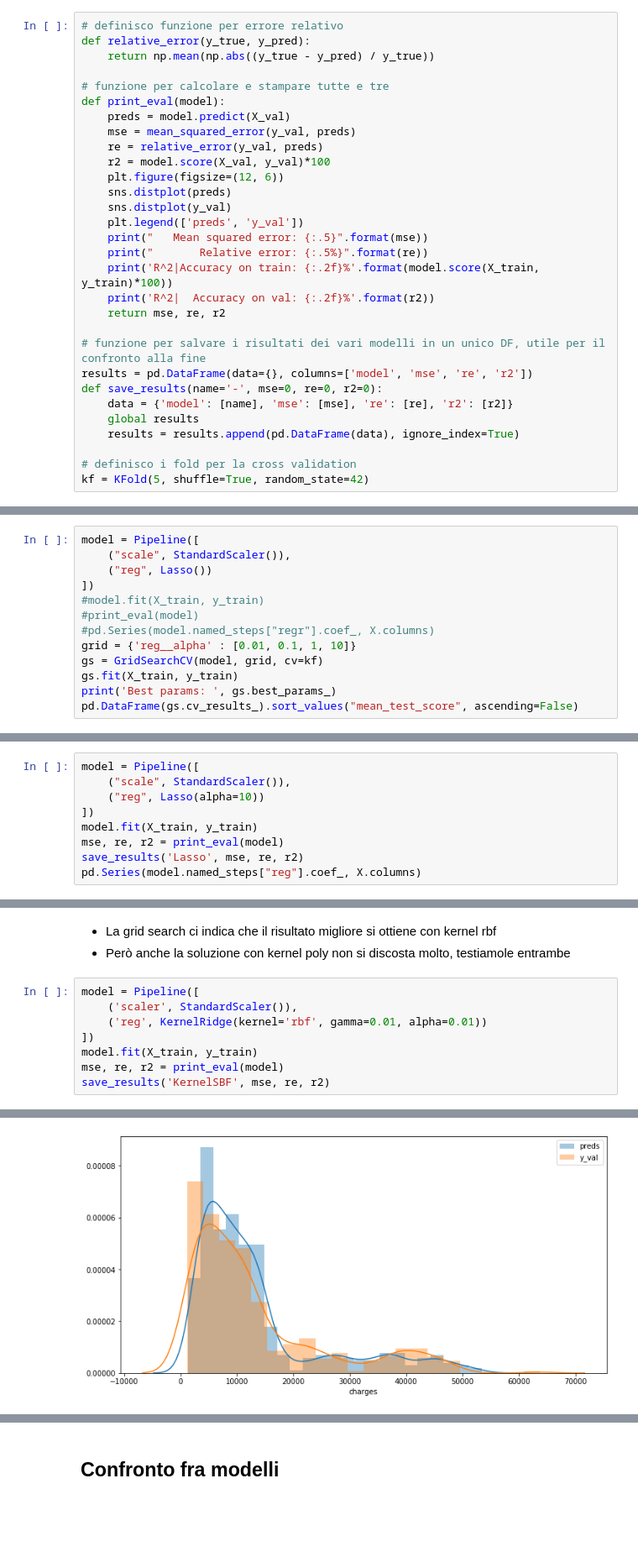
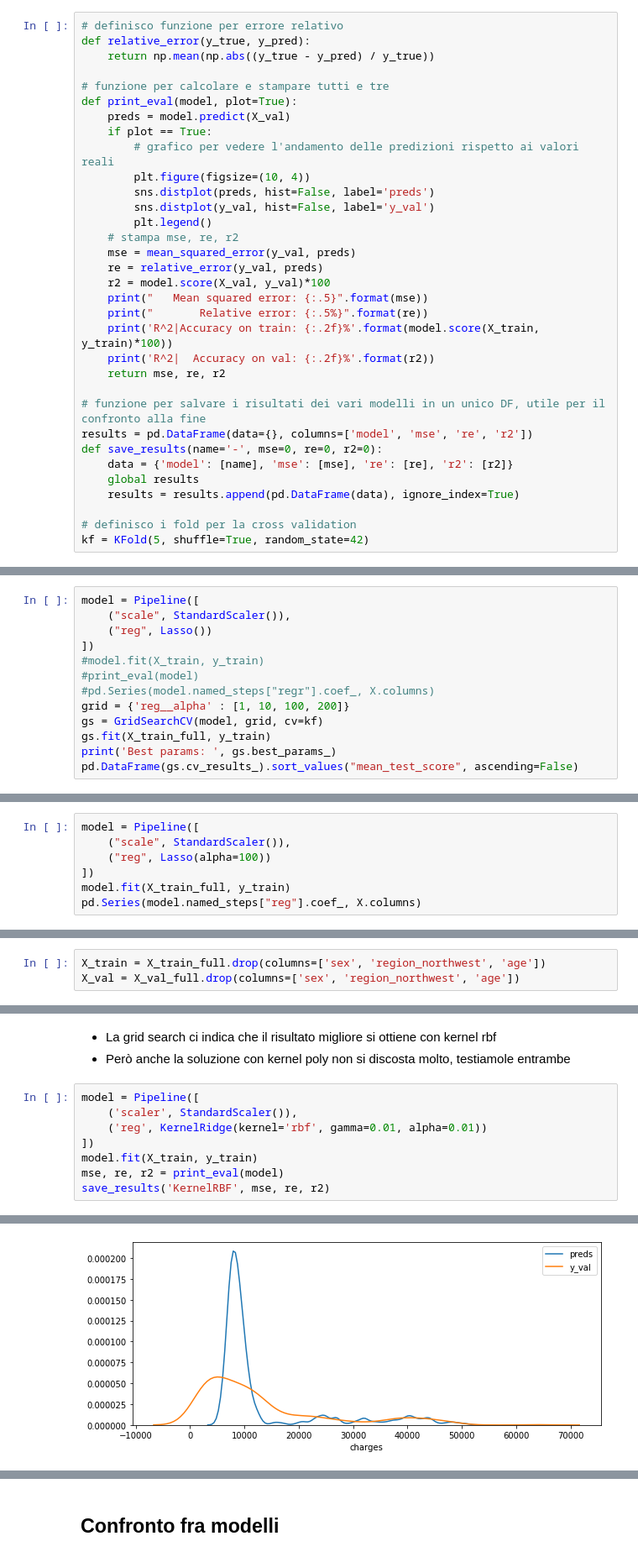
Before and after one commit to eliamarcantognini/DI_project, a Jupyter notebook: DI_Project.ipynb, the cells around one changed output, grey strips where cells are left out. Shown at 84% size. Saved outputs shown, nothing was run; the diff lists cells and outputs as text; blank space fills up the shorter version.

Commit message:
Finish modeling. TODO. Description

```diff
--- a/DI_Project.ipynb
+++ b/DI_Project.ipynb
@@ -411,16 +413,19 @@ X_train, X_val, y_train, y_val = train_test_split(X, y, test_size=1/3, random_st
 def relative_error(y_true, y_pred):
     return np.mean(np.abs((y_true - y_pred) / y_true))
 
-# funzione per calcolare e stampare tutte e tre
-def print_eval(model):
+# funzione per calcolare e stampare tutti e tre
+def print_eval(model, plot=True):
     preds = model.predict(X_val)
+    if plot == True:
+        # grafico per vedere l'andamento delle predizioni rispetto ai valori reali
+        plt.figure(figsize=(10, 4))
+        sns.distplot(preds, hist=False, label='preds')
+        sns.distplot(y_val, hist=False, label='y_val')
+        plt.legend()
+    # stampa mse, re, r2
     mse = mean_squared_error(y_val, preds)
     re = relative_error(y_val, preds)
     r2 = model.score(X_val, y_val)*100
-    plt.figure(figsize=(12, 6))
-    sns.distplot(preds)
-    sns.distplot(y_val)
-    plt.legend(['preds', 'y_val'])
     print("   Mean squared error: {:.5}".format(mse))
     print("       Relative error: {:.5%}".format(re))
     print('R^2|Accuracy on train: {:.2f}%'.format(model.score(X_train, y_train)*100))
@@ -448,9 +453,9 @@ model = Pipeline([
 #model.fit(X_train, y_train)
 #print_eval(model)
 #pd.Series(model.named_steps["regr"].coef_, X.columns)
-grid = {'reg__alpha' : [0.01, 0.1, 1, 10]}
+grid = {'reg__alpha' : [1, 10, 100, 200]}
 gs = GridSearchCV(model, grid, cv=kf)
-gs.fit(X_train, y_train)
+gs.fit(X_train_full, y_train)
 print('Best params: ', gs.best_params_)
 pd.DataFrame(gs.cv_results_).sort_values("mean_test_score", ascending=False)
 # %% [output]
@@ -463,10 +470,8 @@ Best params:  {'reg__alpha': 10}
 # %%
 model = Pipeline([
     ("scale", StandardScaler()),
-    ("reg", Lasso(alpha=10))
+    ("reg", Lasso(alpha=100))
 ])
-model.fit(X_train, y_train)
-mse, re, r2 = print_eval(model)
-save_results('Lasso', mse, re, r2)
+model.fit(X_train_full, y_train)
 pd.Series(model.named_steps["reg"].coef_, X.columns)
 # %% [output]
@@ -488,3 +490,6 @@ dtype: float64
+# %%
+X_train = X_train_full.drop(columns=['sex', 'region_northwest', 'age'])
+X_val = X_val_full.drop(columns=['sex', 'region_northwest', 'age'])
 # %% [markdown]
 ### Regressione Lineare
 # %%
@@ -636,5 +641,5 @@ model = Pipeline([
 ])
 model.fit(X_train, y_train)
 mse, re, r2 = print_eval(model)
-save_results('KernelSBF', mse, re, r2)
+save_results('KernelRBF', mse, re, r2)
 # %% [output]
@@ -645,4 +650,4 @@ R^2|  Accuracy on val: 85.66%
-[figure, old version]
+[figure, new version]
 # %%
 model = Pipeline([
     ('scaler', StandardScaler()),
```
Also changed, not shown: parts of 22 cells of this notebook.
